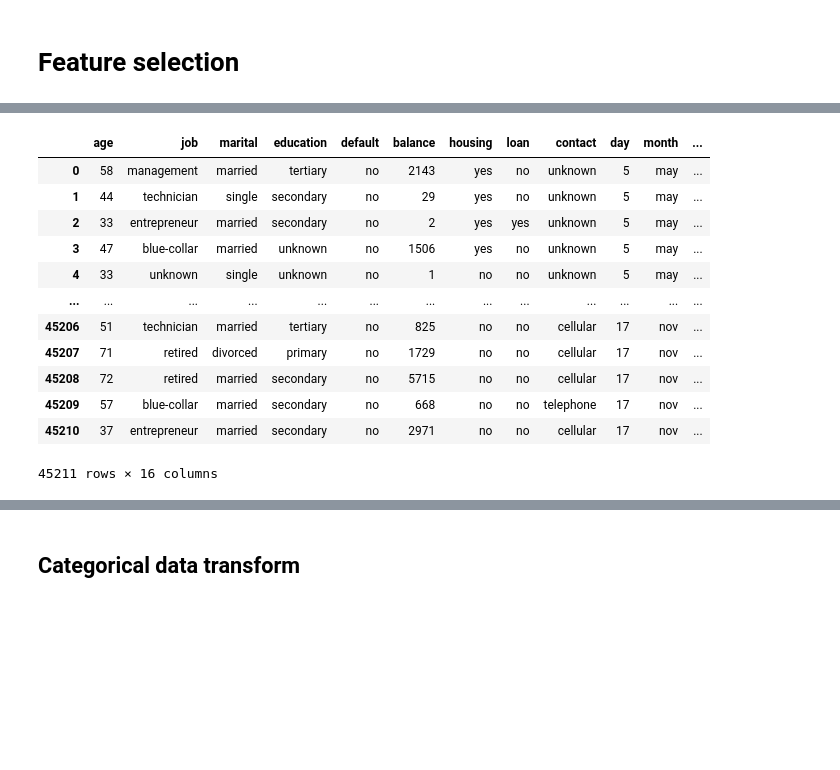
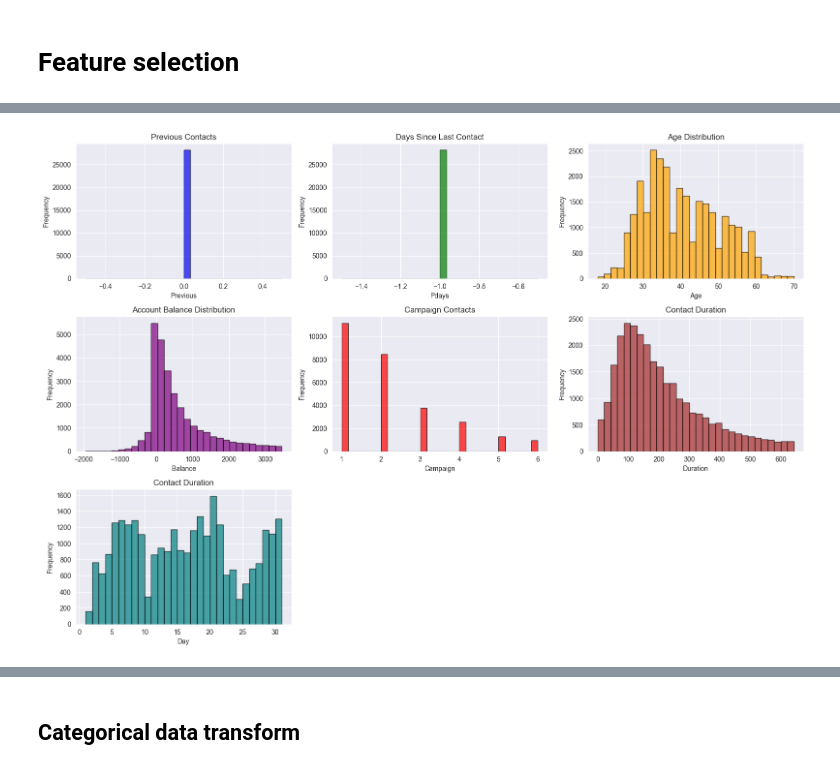
Before and after one commit to HirudikaAnupama/Predicting-Term-Deposit-Subscriptions, a Jupyter notebook: models/Predicting Term Deposit Subscriptions.ipynb, the cells around one changed output, grey strips where cells are left out. Saved outputs shown, nothing was run; the diff lists cells and outputs as text; code cells hidden in the pictures; blank space fills up the shorter version.

```diff
--- a/models/Predicting Term Deposit Subscriptions.ipynb
+++ b/models/Predicting Term Deposit Subscriptions.ipynb
@@ -485,16 +459,0 @@ data.drop(["pdays", "previous"], axis=1, inplace=True)
-# %%
-data
-# %% [output]
-|  | age | job | marital | education | default | balance | housing | loan | contact | day | month | ... |
-| 0 | 58 | management | married | tertiary | no | 2143 | yes | no | unknown | 5 | may | ... |
-| 1 | 44 | technician | single | secondary | no | 29 | yes | no | unknown | 5 | may | ... |
-| 2 | 33 | entrepreneur | married | secondary | no | 2 | yes | yes | unknown | 5 | may | ... |
-| 3 | 47 | blue-collar | married | unknown | no | 1506 | yes | no | unknown | 5 | may | ... |
-| 4 | 33 | unknown | single | unknown | no | 1 | no | no | unknown | 5 | may | ... |
-| ... | ... | ... | ... | ... | ... | ... | ... | ... | ... | ... | ... | ... |
-| 45206 | 51 | technician | married | tertiary | no | 825 | no | no | cellular | 17 | nov | ... |
-| 45207 | 71 | retired | divorced | primary | no | 1729 | no | no | cellular | 17 | nov | ... |
-| 45208 | 72 | retired | married | secondary | no | 5715 | no | no | cellular | 17 | nov | ... |
-| 45209 | 57 | blue-collar | married | secondary | no | 668 | no | no | telephone | 17 | nov | ... |
-| 45210 | 37 | entrepreneur | married | secondary | no | 2971 | no | no | cellular | 17 | nov | ... |
-45211 rows × 16 columns
@@ -503,0 +464,59 @@ data_cleaned.to_csv("data\\cleaned_dataset.csv", index=False)
+# %%
+
+# Create subplots
+plt.figure(figsize=(16, 14))  # Adjust figure size for better layout
+
+# Histogram for 'previous'
+plt.subplot(4, 3, 1)  # (rows, columns, index)
+plt.hist(independent["previous"], bins=30, color='blue', alpha=0.7, edgecolor='black')
+plt.title('Previous Contacts')
+plt.xlabel('Previous')
+plt.ylabel('Frequency')
+
+# Histogram for 'pdays'
+plt.subplot(4, 3, 2)
+plt.hist(independent["pdays"], bins=30, color='green', alpha=0.7, edgecolor='black')
+plt.title('Days Since Last Contact')
+plt.xlabel('Pdays')
+plt.ylabel('Frequency')
+
+# Histogram for 'age'
+plt.subplot(4, 3, 3)
+plt.hist(independent["age"], bins=30, color='orange', alpha=0.7, edgecolor='black')
+plt.title('Age Distribution')
+plt.xlabel('Age')
+plt.ylabel('Frequency')
+
+# Histogram for 'balance'
+plt.subplot(4, 3, 4)
+plt.hist(independent["balance"], bins=30, color='purple', alpha=0.7, edgecolor='black')
+plt.title('Account Balance Distribution')
+plt.xlabel('Balance')
+plt.ylabel('Frequency')
+
+# Histogram for 'campaign'
+plt.subplot(4, 3, 5)
+plt.hist(independent["campaign"], bins=30, color='red', alpha=0.7, edgecolor='black')
+plt.title('Campaign Contacts')
+plt.xlabel('Campaign')
+plt.ylabel('Frequency')
+
+# Histogram for 'duration'
+plt.subplot(4, 3, 6)
+plt.hist(independent["duration"], bins=30, color='brown', alpha=0.7, edgecolor='black')
+plt.title('Contact Duration')
+plt.xlabel('Duration')
+plt.ylabel('Frequency')
+
+# Histogram for 'duration'
+plt.subplot(4, 3, 7)
+plt.hist(independent["day"], bins=30, color='teal', alpha=0.7, edgecolor='black')
+plt.title('Contact Duration')
+plt.xlabel('Day')
+plt.ylabel('Frequency')
+
+# Show the plots
+plt.tight_layout()  # Adjust layout to prevent overlap
+plt.show()
+# %% [output]
+[figure, added]
```
Also changed, not shown: parts of 55 cells of this notebook.
